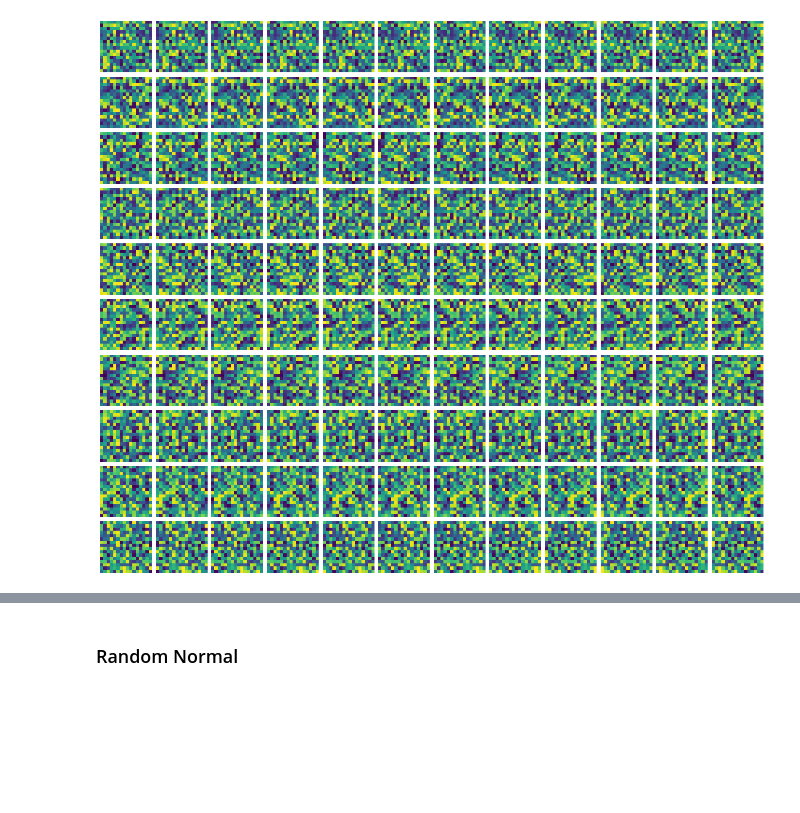
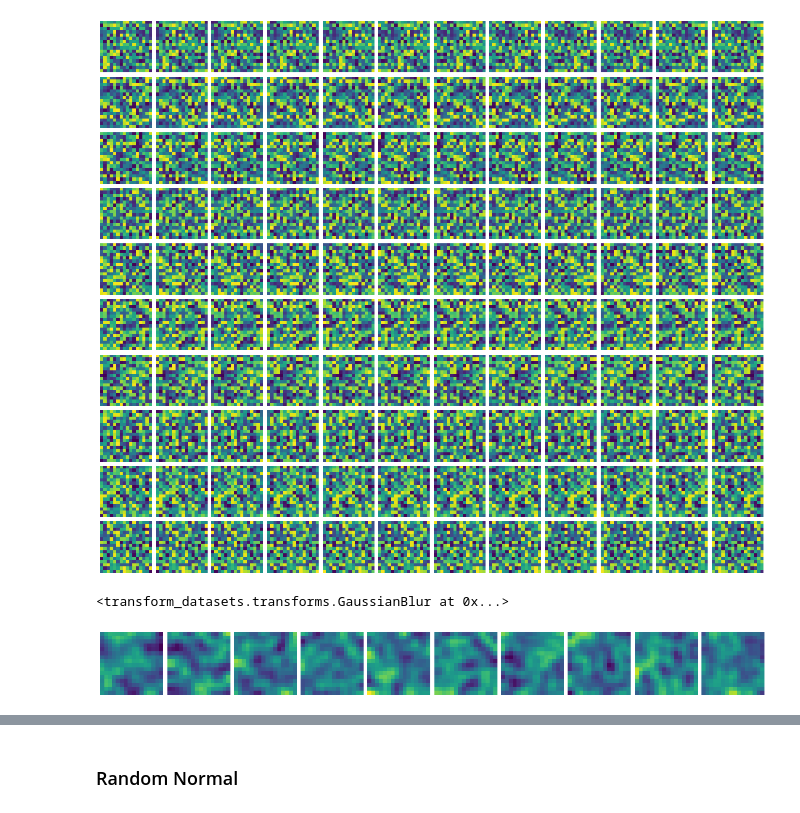
Before and after one commit to sophiaas/transform-datasets, a Jupyter notebook: transform_datasets/notebooks/testing.ipynb, the cells around one changed output, grey strips where cells are left out. Cells and saved outputs as stored; diff of their text form; code cells hidden in the pictures; blank space fills up the shorter version.

```diff
--- a/transform_datasets/notebooks/testing.ipynb
+++ b/transform_datasets/notebooks/testing.ipynb
@@ -149,3 +164,15 @@ torch.Size([120, 16, 16])
 svis.image_grid(dataset.data, shape=(10, 12), figsize=(20, 20))
 # %% [output]
 [figure]
+# %%
+pattern = RandomUniform(size=(16, 16))
+blur = GaussianBlur(1.0)
+dataset = TransformDataset(pattern, blur)
+# %%
+blur
+# %% [output]
+<transform_datasets.transforms.GaussianBlur at 0x...>
+# %%
+svis.image_grid(dataset.data, shape=(1, 10), figsize=(20, 20))
+# %% [output]
+[figure, added]
```
Also changed, not shown: parts of 5 cells of this notebook, 1 other file.
